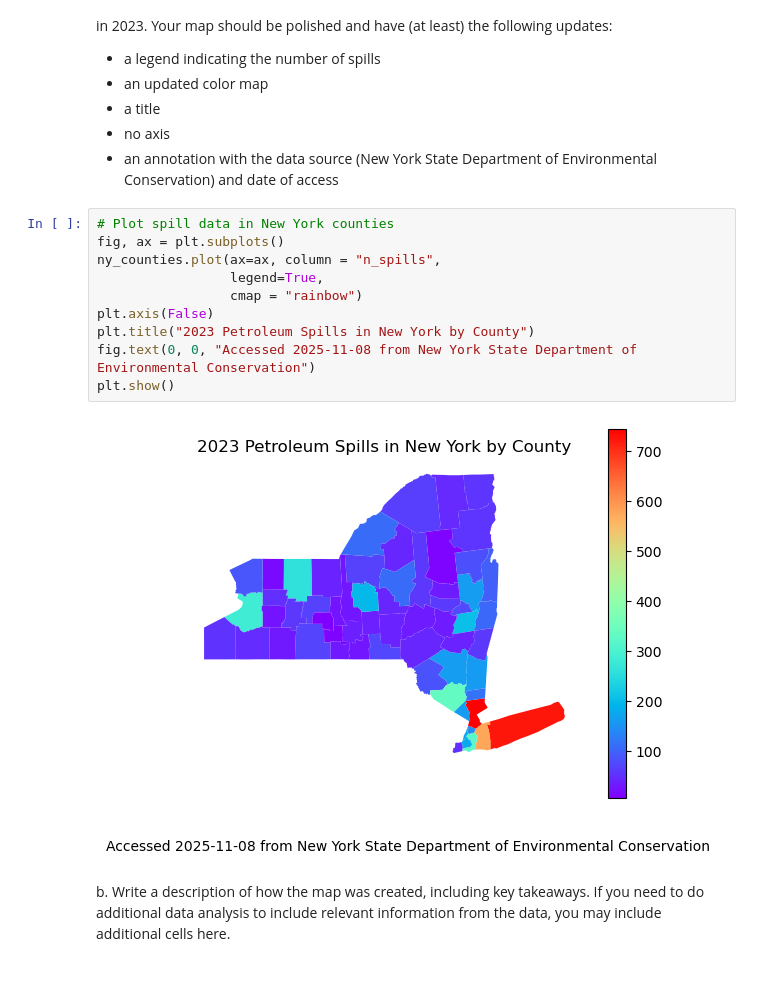
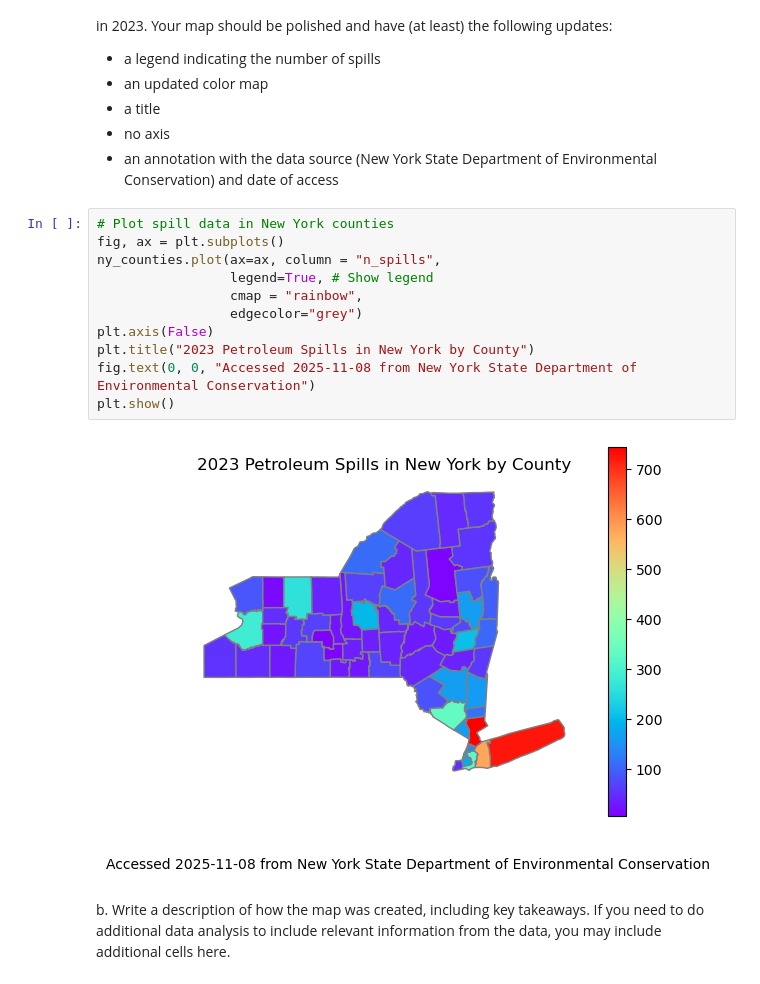
Before and after one commit to NatBonnet/eds220-hwk3, a Jupyter notebook: hwk3-task1-spills.ipynb, the cells around one changed output. Drawn from its saved outputs; the diff is of its cells as text.

```diff
--- a/hwk3-task1-spills.ipynb
+++ b/hwk3-task1-spills.ipynb
@@ -524,14 +582,15 @@ Your map should be polished and have (at least) the following updates:
 # %%
 # Plot spill data in New York counties
 fig, ax = plt.subplots()
 ny_counties.plot(ax=ax, column = "n_spills",
-                 legend=True,
-                 cmap = "rainbow")
+                 legend=True, # Show legend
+                 cmap = "rainbow",
+                 edgecolor="grey")
 plt.axis(False)
 plt.title("2023 Petroleum Spills in New York by County")
 fig.text(0, 0, "Accessed 2025-11-08 from New York State Department of Environmental Conservation")
 plt.show()
 # %% [output]
-[figure, old version]
+[figure, new version]
 # %% [markdown]
 b. Write a description of how the map was created, including key takeaways. If you need to do additional data analysis to include relevant information from the data, you may include additional cells here.
```
Also changed, not shown: parts of 7 cells of this notebook.
